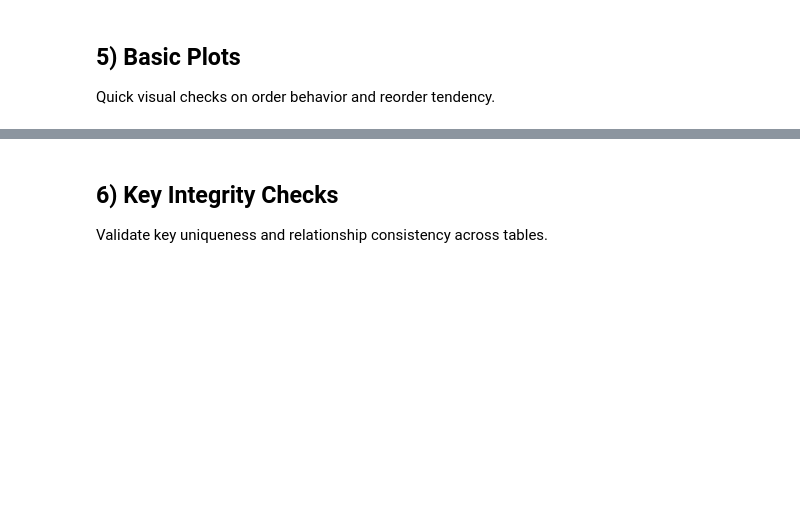
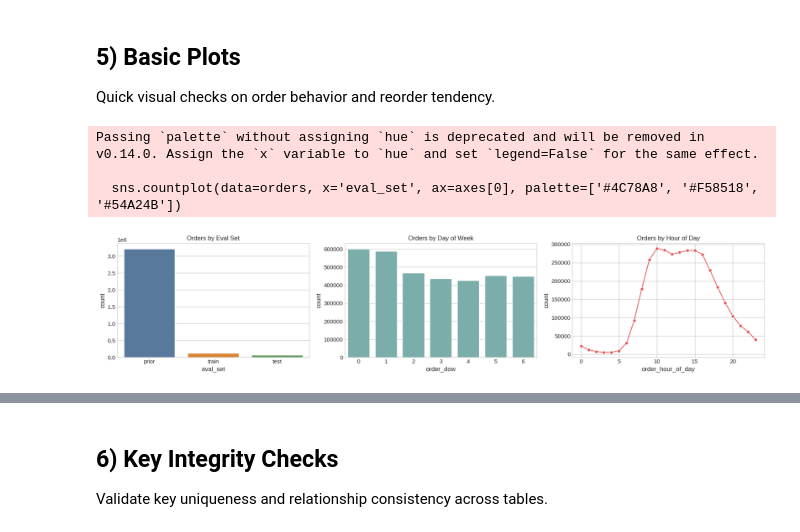
Before and after one commit to ppts2545/Instacart-Market-Basket-Analysis, a Jupyter notebook: notebooks/01_Data_Understanding/02_data_understanding.ipynb, the cells around one changed output, grey strips where cells are left out. Drawn from its saved outputs; the diff is of its cells as text; code cells hidden in the pictures; blank space fills up the shorter version.

```diff
--- a/notebooks/01_Data_Understanding/02_data_understanding.ipynb
+++ b/notebooks/01_Data_Understanding/02_data_understanding.ipynb
@@ -16,30 +35,6 @@ from IPython.display import display
 pd.set_option('display.max_columns', None)
 pd.set_option('display.float_format', '{:,.4f}'.format)
 plt.style.use('seaborn-v0_8-whitegrid')
-# %%
-# Resolve data directory robustly whether notebook runs from project root or notebook folder
-candidate_dirs = [Path('data/raw'), Path('../../data/raw')]
-data_dir = next((p for p in candidate_dirs if p.exists()), None)
-if data_dir is None:
-    raise FileNotFoundError('Cannot find data/raw directory from current working directory.')
-
-order_products_prior = pd.read_csv(data_dir / 'order_products__prior.csv')
-order_products_train = pd.read_csv(data_dir / 'order_products__train.csv')
-orders = pd.read_csv(data_dir / 'orders.csv')
-products = pd.read_csv(data_dir / 'products.csv')
-aisles = pd.read_csv(data_dir / 'aisles.csv')
-departments = pd.read_csv(data_dir / 'departments.csv')
-
-tables = {
-    'orders': orders,
-    'order_products_prior': order_products_prior,
-    'order_products_train': order_products_train,
-    'products': products,
-    'aisles': aisles,
-    'departments': departments,
-}
-
-print(f'Loaded {len(tables)} tables from: {data_dir.resolve()}')
 # %%
 # Create order_date by anchoring each user's latest order to a snapshot date
 # Reference: The Instacart dataset snapshot is typically set to 2015-07-01
@@ -159,23 +211,29 @@ Quick visual checks on order behavior and reorder tendency.
 # %%
 fig, axes = plt.subplots(1, 3, figsize=(18, 4))
 
-orders['eval_set'].value_counts().plot(kind='bar', ax=axes[0], color=['#4C78A8', '#F58518', '#54A24B'])
+sns.countplot(data=orders, x='eval_set', ax=axes[0], palette=['#4C78A8', '#F58518', '#54A24B'])
 axes[0].set_title('Orders by Eval Set')
 axes[0].set_xlabel('eval_set')
 axes[0].set_ylabel('count')
 
-orders['order_dow'].value_counts().sort_index().plot(kind='bar', ax=axes[1], color='#72B7B2')
+sns.countplot(data=orders, x='order_dow', ax=axes[1], color='#72B7B2')
 axes[1].set_title('Orders by Day of Week')
 axes[1].set_xlabel('order_dow')
 axes[1].set_ylabel('count')
 
-orders['order_hour_of_day'].value_counts().sort_index().plot(kind='line', ax=axes[2], color='#E45756', marker='o')
+hour_counts = orders['order_hour_of_day'].value_counts().sort_index()
+sns.lineplot(x=hour_counts.index, y=hour_counts.values, ax=axes[2], color='#E45756', marker='o')
 axes[2].set_title('Orders by Hour of Day')
 axes[2].set_xlabel('order_hour_of_day')
 axes[2].set_ylabel('count')
 
 plt.tight_layout()
 plt.show()
+# %% [output]
+Passing `palette` without assigning `hue` is deprecated and will be removed in v0.14.0. Assign the `x` variable to `hue` and set `legend=False` for the same effect.
+
+  sns.countplot(data=orders, x='eval_set', ax=axes[0], palette=['#4C78A8', '#F58518', '#54A24B'])
+[figure, added]
 # %%
 fig, axes = plt.subplots(1, 2, figsize=(12, 4))
 
```
Also changed, not shown: parts of 12 cells of this notebook, 30 other files.
